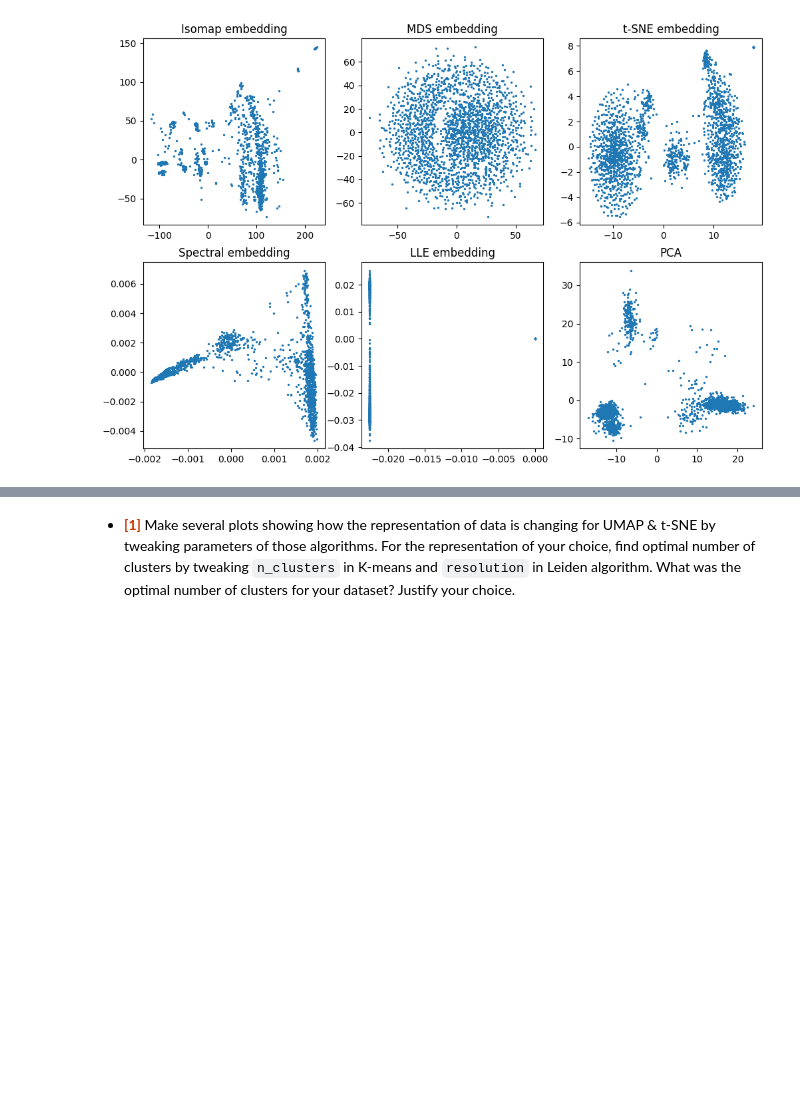
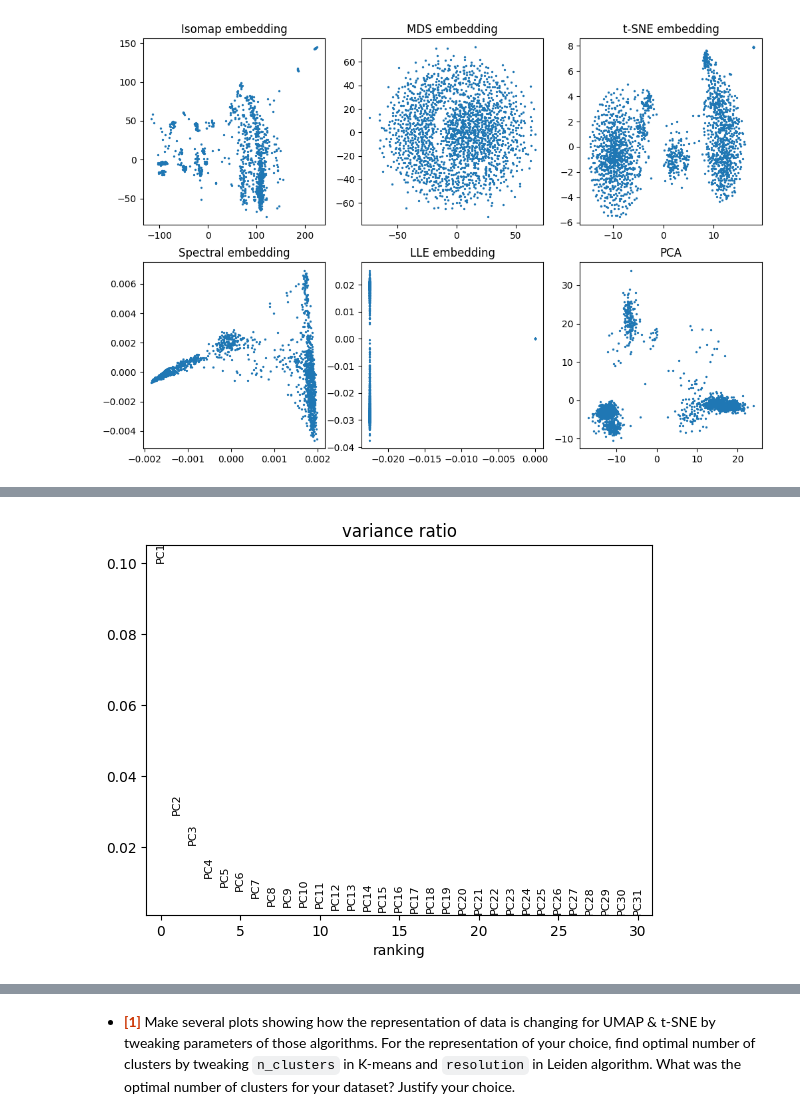
Before and after one commit to bulatych/ML_HSE, a Jupyter notebook: homeworks/HW_6_(clustering_&_reduction).ipynb, the cells around one changed output, grey strips where cells are left out. Drawn from its saved outputs; the diff is of its cells as text; code cells hidden in the pictures; blank space fills up the shorter version.

```diff
--- a/homeworks/HW_6_(clustering_&_reduction).ipynb
+++ b/homeworks/HW_6_(clustering_&_reduction).ipynb
@@ -260,0 +269,4 @@ for ax, (name, model) in zip(axes, embeddings.items()):
+# %%
+sc.pl.pca_variance_ratio(adata)
+# %% [output]
+[figure, added]
```
Also changed, not shown: parts of 4 cells of this notebook.
